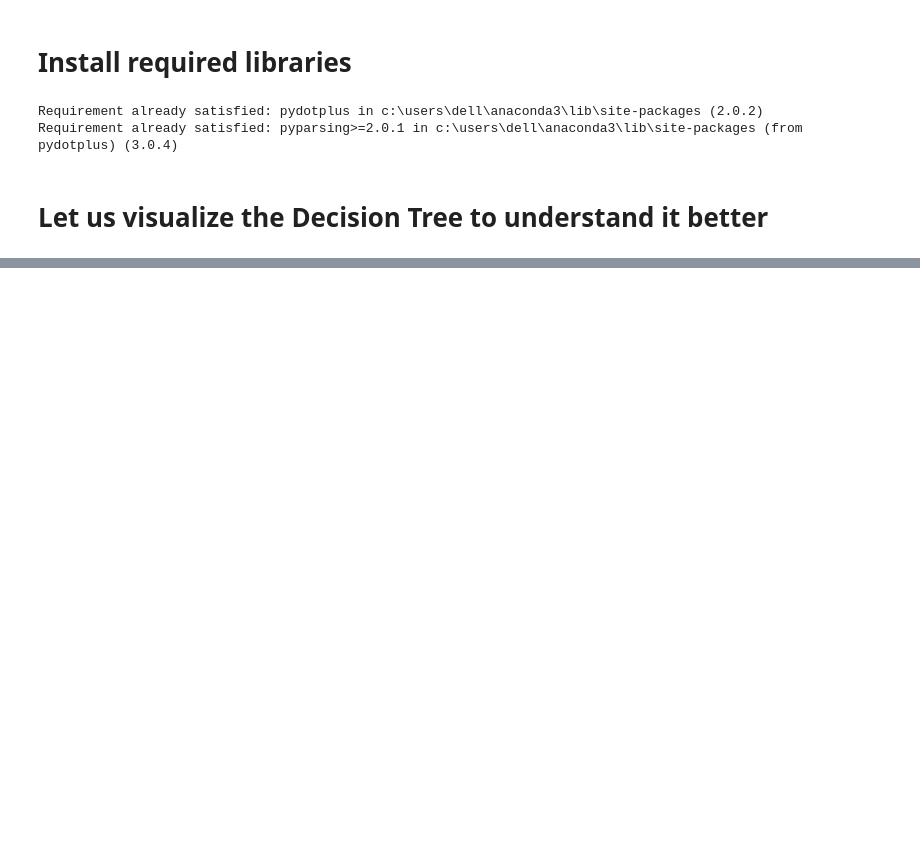
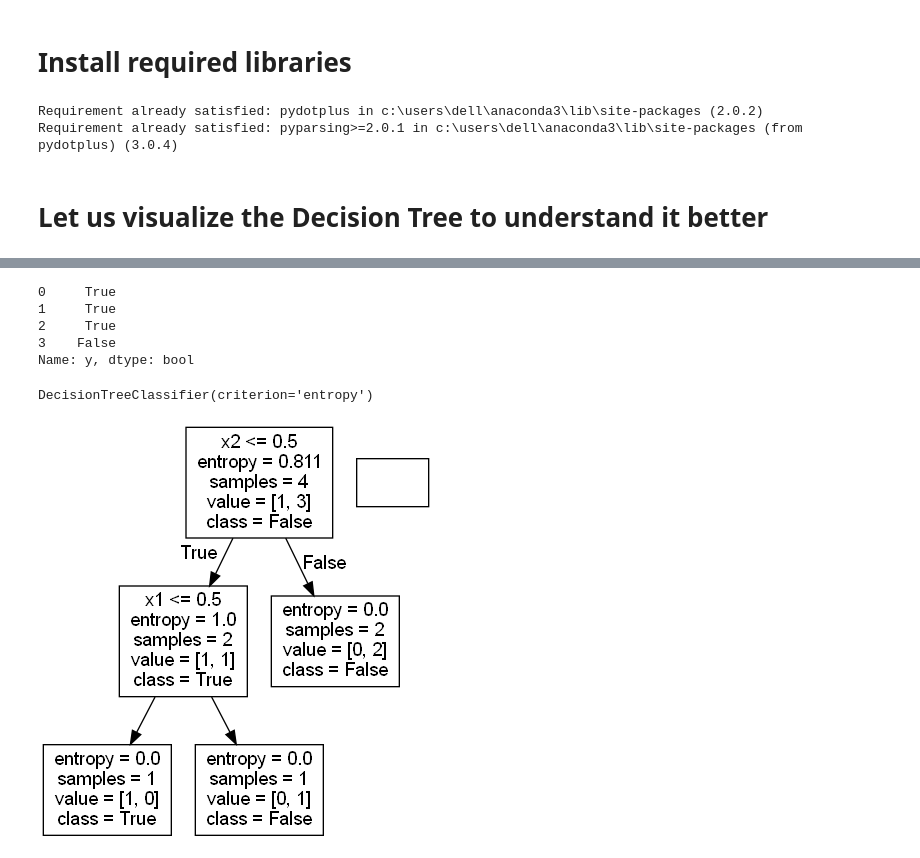
Before and after one commit to rishabh11336/CodingNinja, a Jupyter notebook: Decision Tree/Project Decision Tree Implementation.ipynb, the cells around one changed output, grey strips where cells are left out. Saved outputs shown, nothing was run; the diff lists cells and outputs as text; code cells hidden in the pictures; blank space fills up the shorter version.

```diff
--- a/Decision Tree/Project Decision Tree Implementation.ipynb
+++ b/Decision Tree/Project Decision Tree Implementation.ipynb
@@ -128,0 +131,3 @@ Image(graph.create_png())
+# %%
+or_df = pd.read_csv("OR Table.csv")
+or_df
@@ -128,0 +140,25 @@ Image(graph.create_png())
+# %%
+train_x = or_df[['x1', 'x2']]
+train_y = or_df.y
+# %%
+train_y
+# %% [output]
+0     True
+1     True
+2     True
+3    False
+Name: y, dtype: bool
+# %%
+OrTree = DecisionTreeClassifier(criterion='entropy')
+OrTree.fit(train_x,train_y)
+# %% [output]
+DecisionTreeClassifier(criterion='entropy')
+# %%
+dot_data = export_graphviz(OrTree, out_file=None,
+                          feature_names=train_x.columns,
+                          class_names=['True', 'False'])
+graph = pydotplus.graph_from_dot_data(dot_data)
+graph.write_pdf("OR.pdf")
+Image(graph.create_png())
+# %% [output]
+[figure, added]
```
Also changed, not shown: parts of 5 cells of this notebook.
